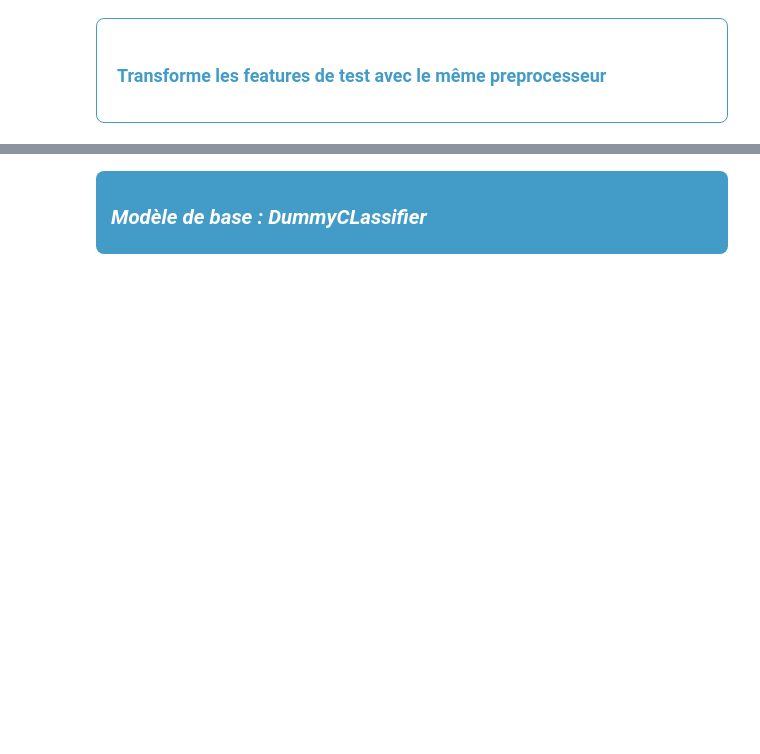
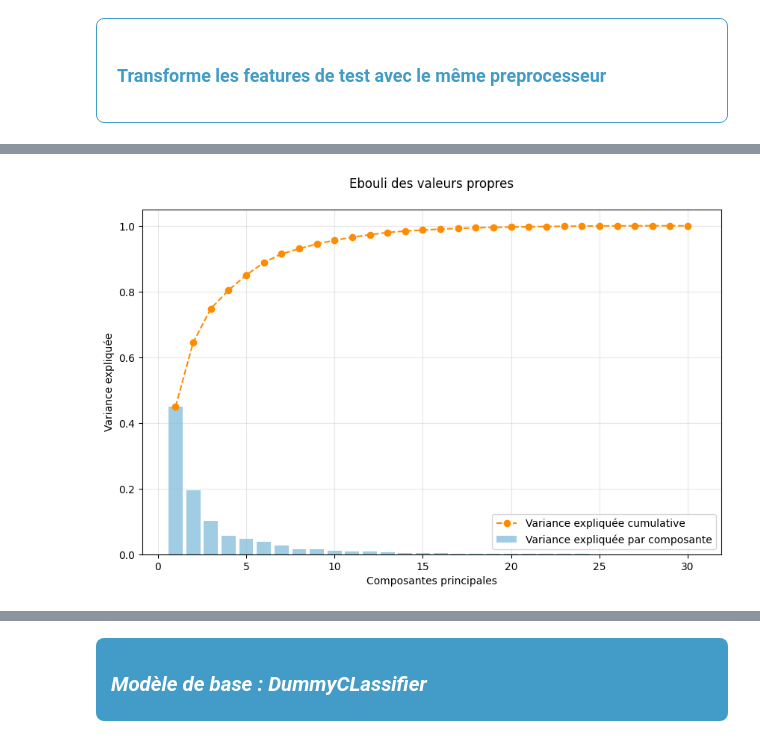
Before and after one commit to bruno-coulet/building-perceptron, a Jupyter notebook: eda.ipynb, the cells around one changed output, grey strips where cells are left out. Saved outputs shown, nothing was run; the diff lists cells and outputs as text; code cells hidden in the pictures; blank space fills up the shorter version.

```diff
--- a/eda.ipynb
+++ b/eda.ipynb
@@ -471,0 +512,11 @@ X_test = preprocessor.transform(X_test)
+# %%
+X_eda = df.drop(columns=[TARGET])
+y_eda = df[TARGET]
+
+X_eda_scaled, _ = preprocess_data(X_eda, numeric_columns=numeric_columns)
+pca_no_target = PCA()
+X_pca_no_target = pca_no_target.fit_transform(X_eda_scaled)
+# %%
+scree_plot(pca_no_target)
+# %% [output]
+[figure, added]
```
Also changed, not shown: parts of 7 cells of this notebook, 1 other file.
